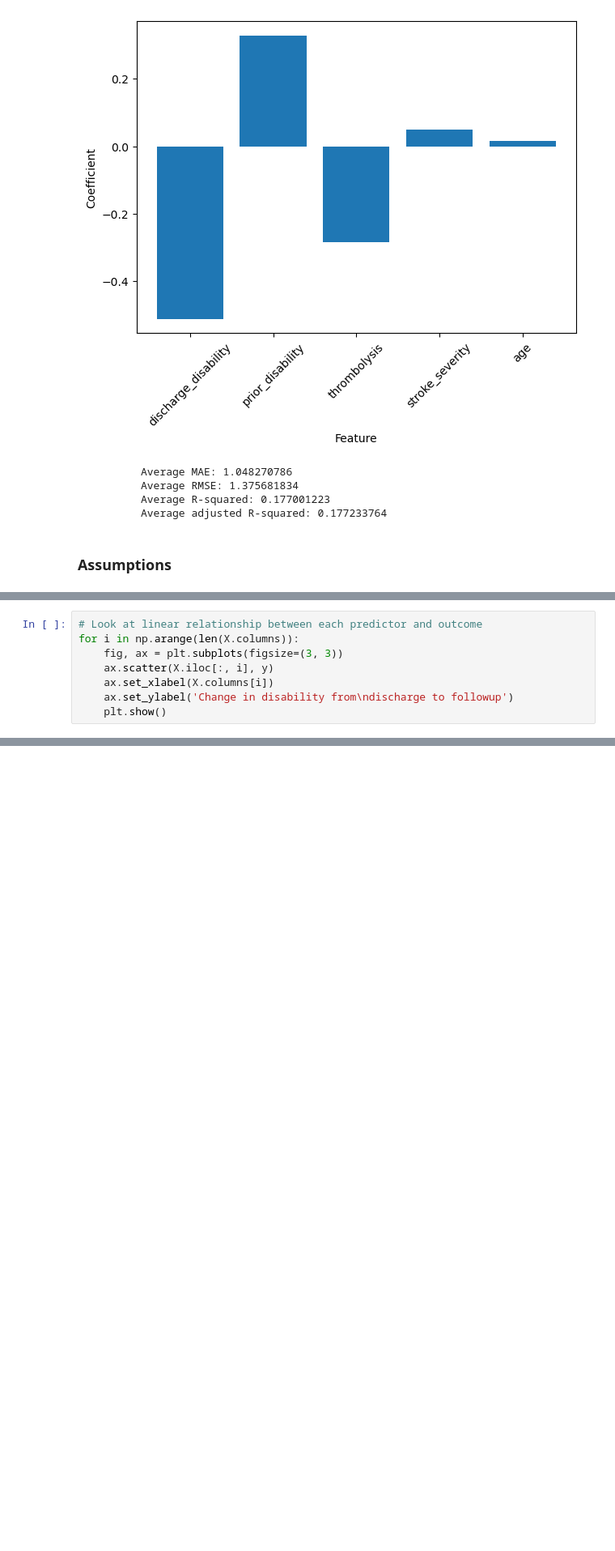
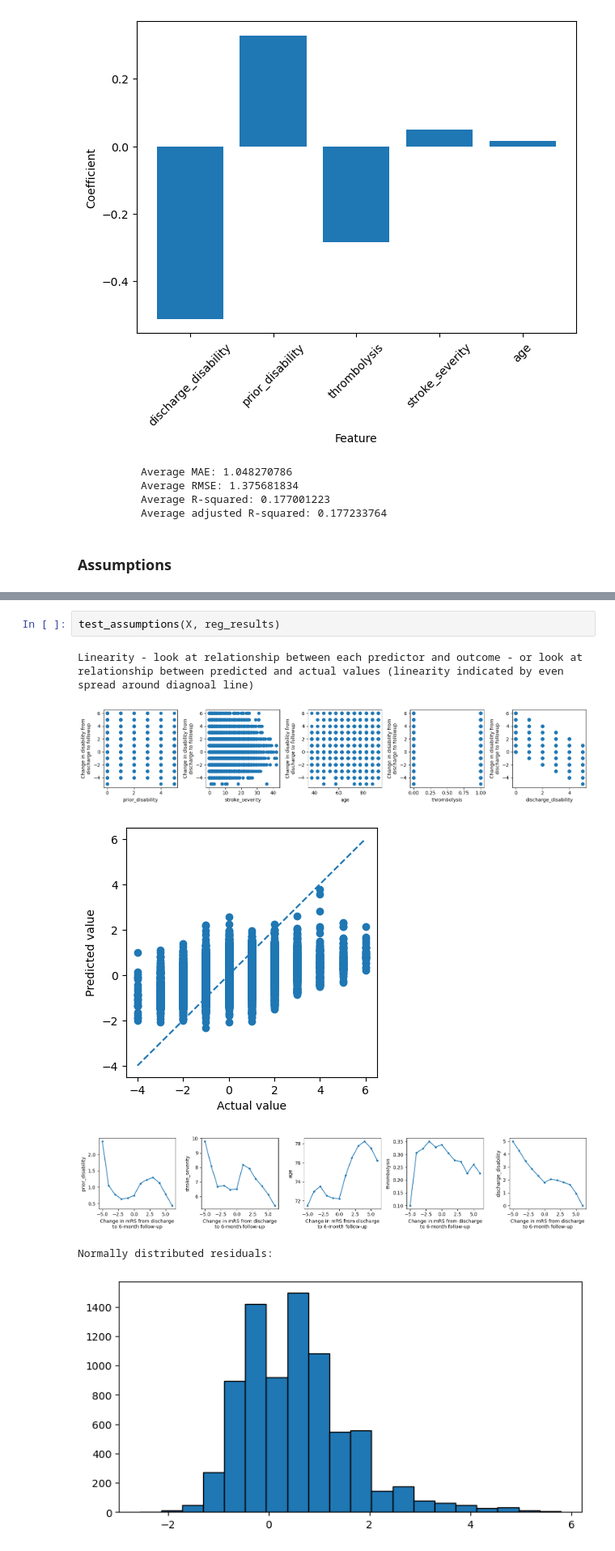
Before and after one commit to samuel-book/samuel_2_data_prep, a Jupyter notebook: descriptive_statistics/disability_6_months.ipynb, the cells around one changed output, grey strips where cells are left out. Shown: that part at 81% size. Saved outputs shown, nothing was run; the diff lists cells and outputs as text; blank space fills up the shorter version.

Commit message:
Changed regression assumptions tests to function and tidied up observations

```diff
--- a/descriptive_statistics/disability_6_months.ipynb
+++ b/descriptive_statistics/disability_6_months.ipynb
@@ -609,8 +625,0 @@ Alternatively, you can assess linearity by looking at the relationship between o
-# %%
-# Look at linear relationship between each predictor and outcome
-for i in np.arange(len(X.columns)):
-    fig, ax = plt.subplots(figsize=(3, 3))
-    ax.scatter(X.iloc[:, i], y)
-    ax.set_xlabel(X.columns[i])
-    ax.set_ylabel('Change in disability from\ndischarge to followup')
-    plt.show()
@@ -742,0 +733,10 @@ X.corr()
+# %%
+test_assumptions(X, reg_results)
+# %% [output]
+Linearity - look at relationship between each predictor and outcome - or look at
+relationship between predicted and actual values (linearity indicated by even spread around diagnoal line)
+[figure, added]
+[figure, added]
+[figure, added]
+Normally distributed residuals:
+[figure, added]
```
Also changed, not shown: parts of 28 cells of this notebook.
